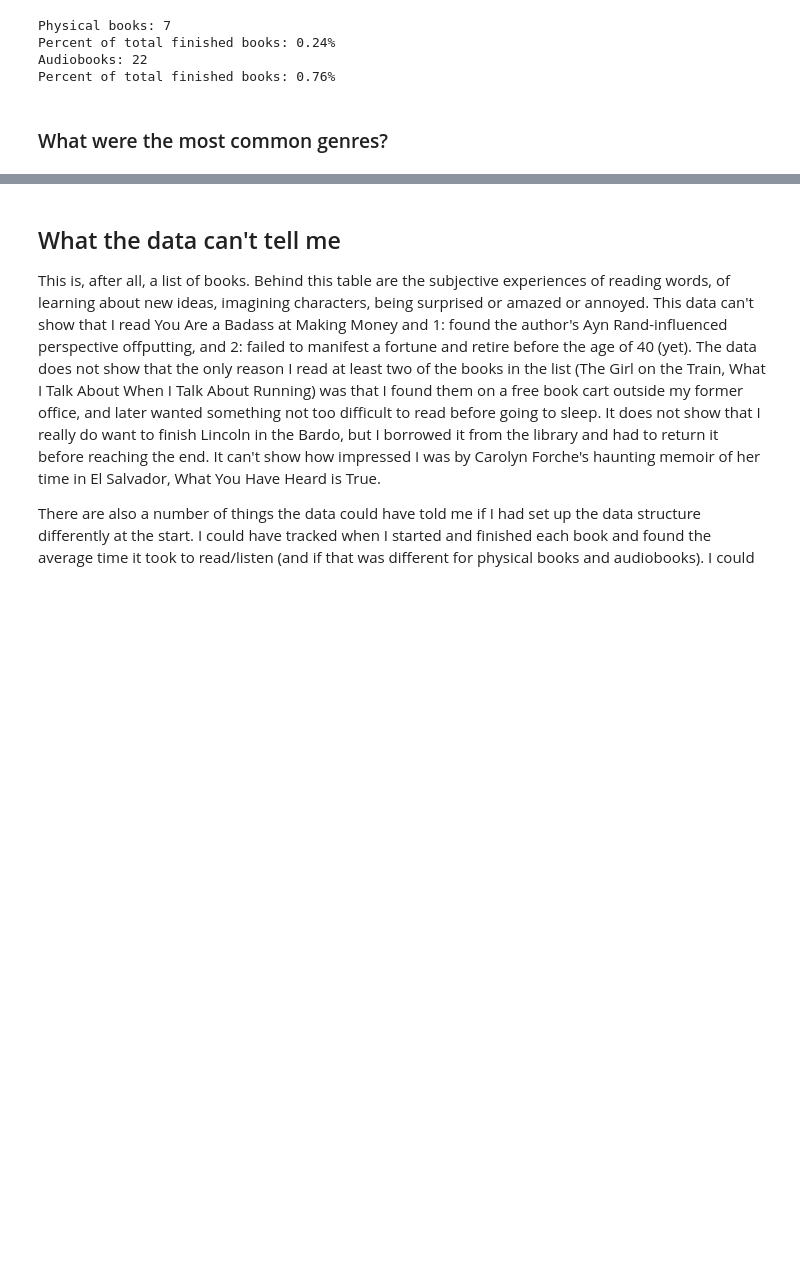
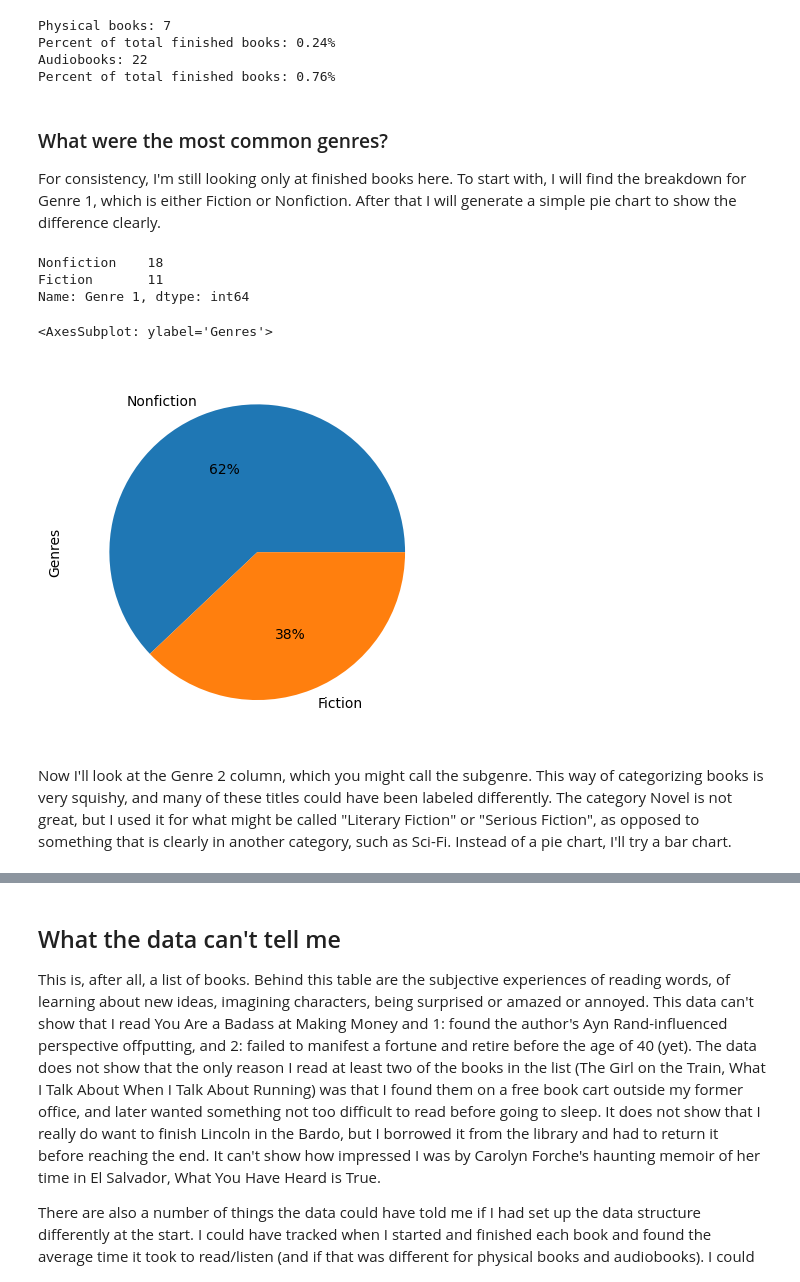
Before and after one commit to owntckr/Books-of-the-Year-2022-, a Jupyter notebook: 2022_Books.ipynb, the cells around one changed output, grey strips where cells are left out. Saved outputs shown, nothing was run; the diff lists cells and outputs as text; code cells hidden in the pictures; blank space fills up the shorter version.

```diff
--- a/2022_Books.ipynb
+++ b/2022_Books.ipynb
@@ -86,4 +86,4 @@ Step 2: Deal with null values.
 
 Another thing I've noticed is that there are some null values in the Finished column, which could mean that I forgot to update the spreadsheet at some point, or that I gave up reading or am still reading a book. For simplicity, I'll make then all N for No.
 # %%
-books['Finished'].fillna('N')
+books['Finished'].fillna('N',inplace=True)
@@ -131,3 +116,5 @@ Name: Format, dtype: object
+# %%
+books = books.replace(20921,2021)
 # %% [markdown]
 ## What the data can tell me
 ### How many books did I finish?
@@ -172,3 +159,19 @@ Audiobooks: 22
 Percent of total finished books: 0.76%
 # %% [markdown]
 ### What were the most common genres?
+For consistency, I'm still looking only at finished books here. To start with, I will find the breakdown for Genre 1, which is either Fiction or Nonfiction. After that I will generate a simple pie chart to show the difference clearly.
+# %%
+genre_counts = books_finished['Genre 1'].value_counts()
+print(genre_counts)
+# %% [output]
+Nonfiction    18
+Fiction       11
+Name: Genre 1, dtype: int64
+# %%
+from matplotlib import pyplot as plt
+genre_counts.plot(kind='pie', ylabel="Genres", autopct='%1.0f%%')
+# %% [output]
+<AxesSubplot: ylabel='Genres'>
+[figure, added]
+# %% [markdown]
+Now I'll look at the Genre 2 column, which you might call the subgenre. This way of categorizing books is very squishy, and many of these titles could have been labeled differently. The category Novel is not great, but I used it for what might be called "Literary Fiction" or "Serious Fiction", as opposed to something that is clearly in another category, such as Sci-Fi. Instead of a pie chart, I'll try a bar chart.
```
Also changed, not shown: parts of 14 cells of this notebook.
